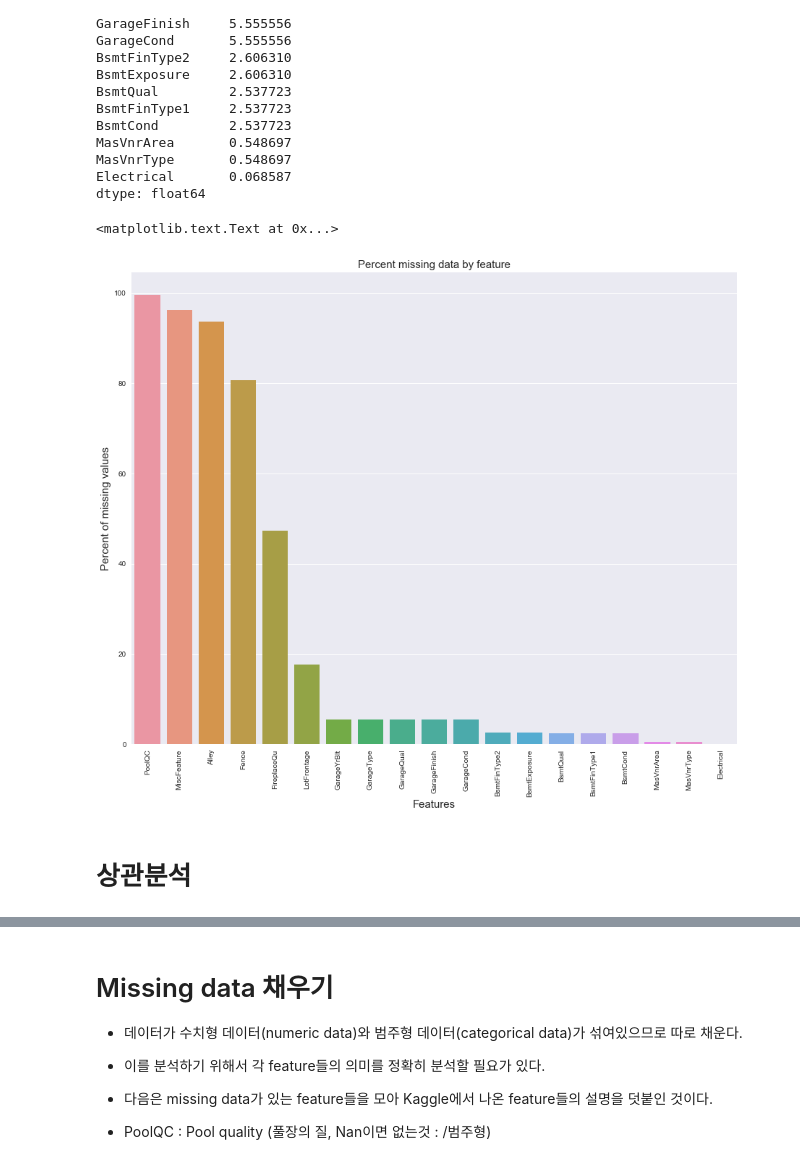
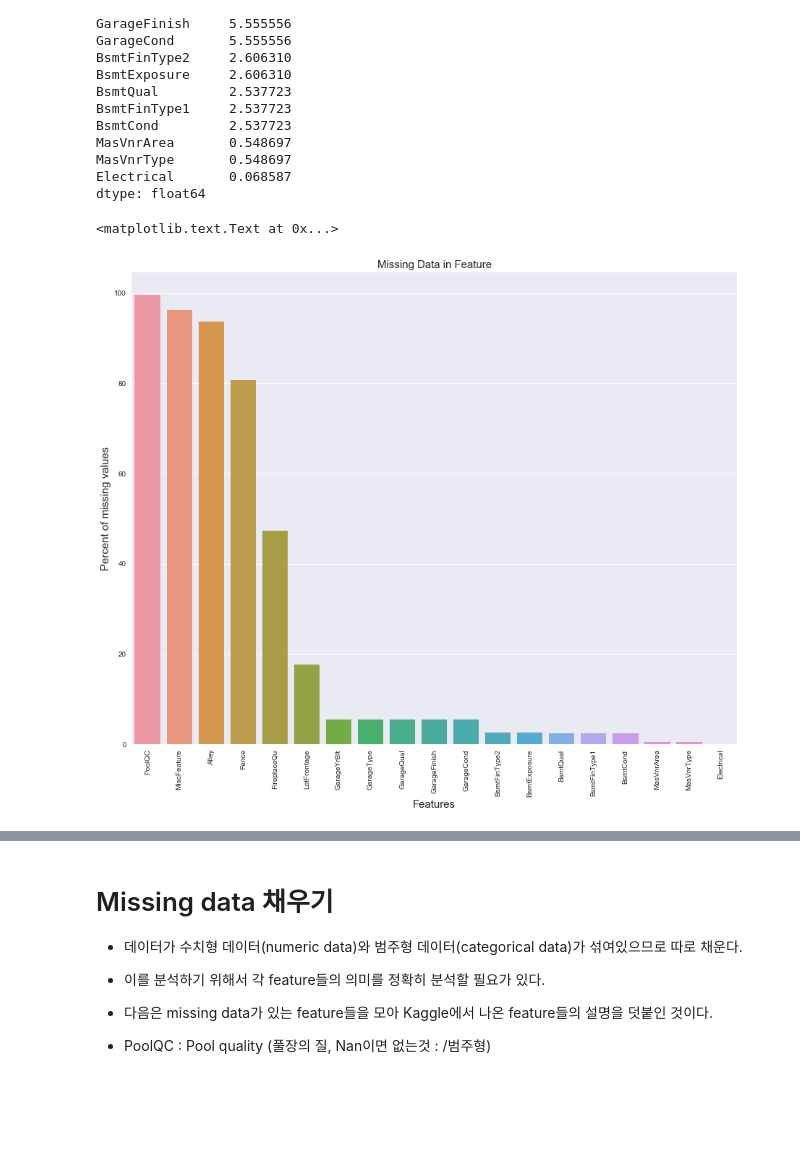
Before and after one commit to kjw1oo/FC_linear_First, a Jupyter notebook: FC_linear_regression.ipynb, the cells around one changed output, grey strips where cells are left out. Cells and saved outputs as stored; diff of their text form; code cells hidden in the pictures; blank space fills up the shorter version.

```diff
--- a/FC_linear_regression.ipynb
+++ b/FC_linear_regression.ipynb
@@ -15,6 +12,0 @@ reall_test = pd.read_csv('./For_Kaggle/test.csv')
-# %%
-train.drop("Id", axis = 1, inplace = True)
-test.drop("Id", axis = 1, inplace = True)
-
-reall_train.drop("Id", axis = 1, inplace = True)
-reall_test.drop("Id", axis = 1, inplace = True)
@@ -261,12 +157,10 @@ dtype: float64
 # %%
 f, ax = plt.subplots(figsize=(15, 12))
 plt.xticks(rotation='90')
 sns.barplot(x=all_data_na.index, y=all_data_na)
 plt.xlabel('Features', fontsize=15)
 plt.ylabel('Percent of missing values', fontsize=15)
-plt.title('Percent missing data by feature', fontsize=15)
+plt.title('Missing Data in Feature', fontsize=15)
 # %% [output]
 <matplotlib.text.Text at 0x...>
-[figure, old version]
+[figure, new version]
-# %% [markdown]
-# 상관분석
```
Also changed, not shown: parts of 75 cells of this notebook.
